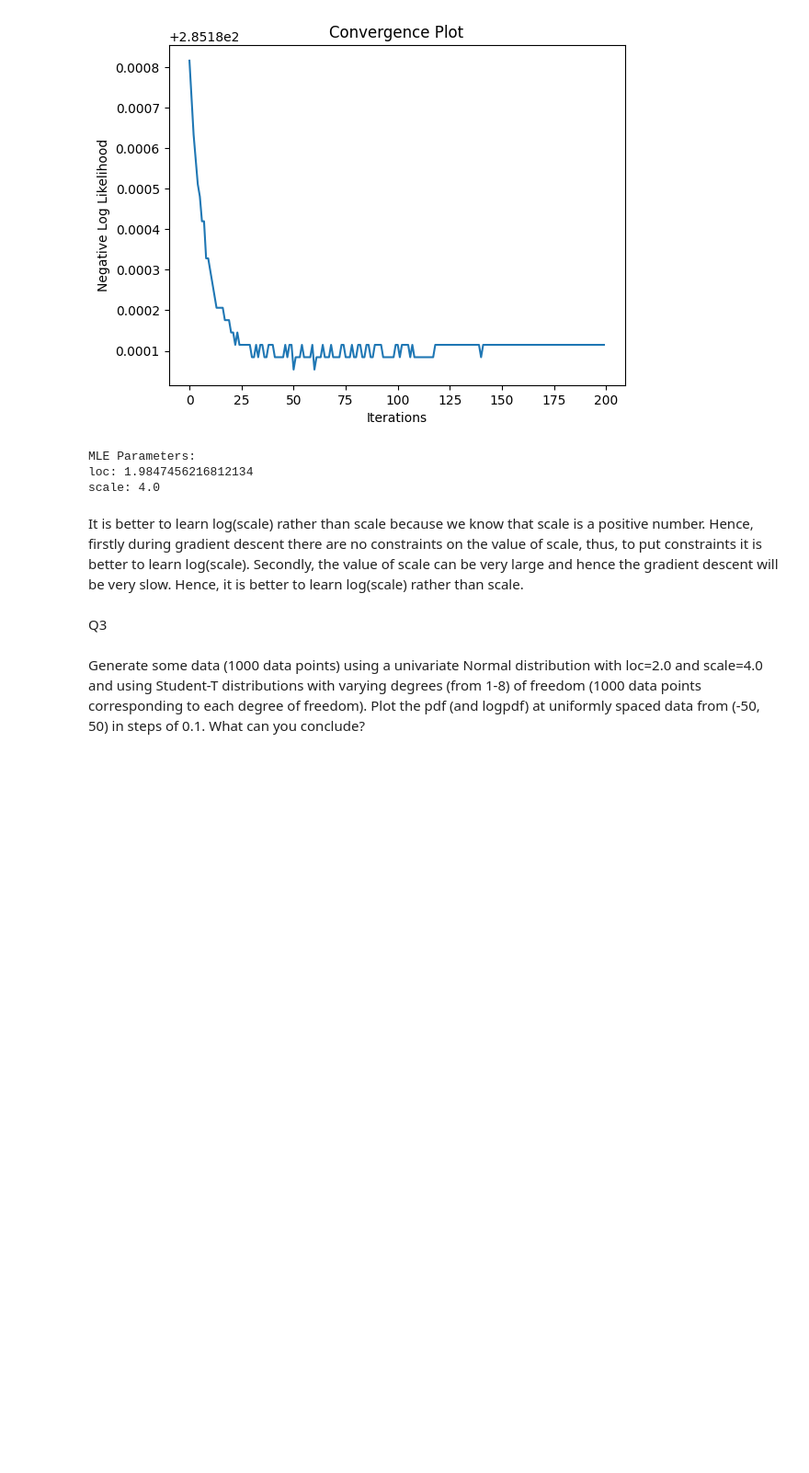
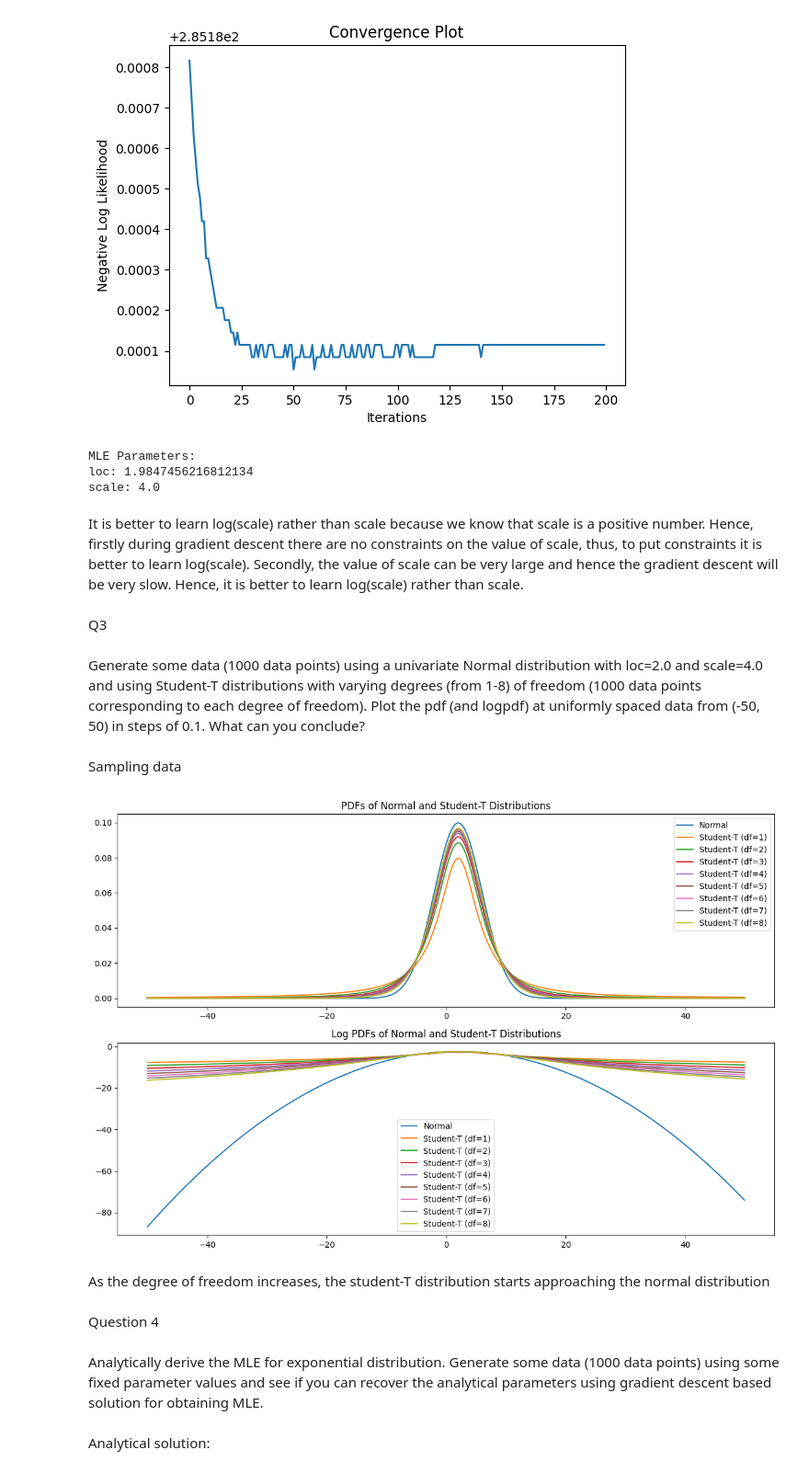
Before and after one commit to aditiagarwal-02/PML-assignment-1, a Jupyter notebook: solutiom.ipynb, the cells around one changed output. Shown at 92% size. Saved outputs shown, nothing was run; the diff lists cells and outputs as text; code cells hidden in the pictures; blank space fills up the shorter version.

```diff
--- a/solutiom.ipynb
+++ b/solutiom.ipynb
@@ -175,0 +174,51 @@ data = torch.distributions.Normal(loc =2, scale =4)
+# %% [markdown]
+Sampling data
+# %%
+torch.manual_seed(0)
+
+loc = torch.tensor([2.0], requires_grad=True)
+scale = torch.tensor([4.0], requires_grad=True)
+data = torch.distributions.Normal(loc=2, scale=4).sample((100,))
+
+
+degrees_of_freedom = [1, 2, 3, 4, 5, 6, 7, 8]
+student_t_data = []
+for df in degrees_of_freedom:
+    data = torch.distributions.StudentT(loc = 2, scale = 4, df = df).sample((num_data_points,))
+    student_t_data.append(data)
+# %%
+x = torch.arange(-50, 50, 0.1)
+
+plt.figure(figsize=(12, 8))
+
+# Plot Normal distribution and Student-T distributions
+plt.subplot(2, 1, 1)
+plt.plot(x, torch.distributions.Normal(loc=2, scale=4).log_prob(x).exp(), label='Normal')
+
+for df in degrees_of_freedom:
+    plt.plot(x, torch.distributions.StudentT(loc = 2, scale = 4, df= df).log_prob(x).exp(), label=f'Student-T (df={df})')
+plt.title('PDFs of Normal and Student-T Distributions')
+plt.legend()
+
+
+# Plot log PDFs of Normal distribution and Student-T distributions
+plt.subplot(2, 1, 2)
+plt.plot(x, torch.distributions.Normal(loc=2, scale=4).log_prob(x), label='Normal')
+
+for df in degrees_of_freedom:
+    plt.plot(x, torch.distributions.StudentT(loc = 2, scale = 4, df=df).log_prob(x), label=f'Student-T (df={df})')
+plt.title('Log PDFs of Normal and Student-T Distributions')
+plt.legend()
+
+plt.tight_layout()
+plt.show()
+# %% [output]
+[figure, added]
+# %% [markdown]
+As the degree of freedom increases, the student-T distribution starts approaching the normal distribution
+# %% [markdown]
+Question 4
+# %% [markdown]
+Analytically derive the MLE for exponential distribution. Generate some data (1000 data points) using some fixed parameter values and see if you can recover the analytical parameters using gradient descent based solution for obtaining MLE.
+# %% [markdown]
+Analytical solution:
```
Also changed, not shown: parts of 11 cells of this notebook.
